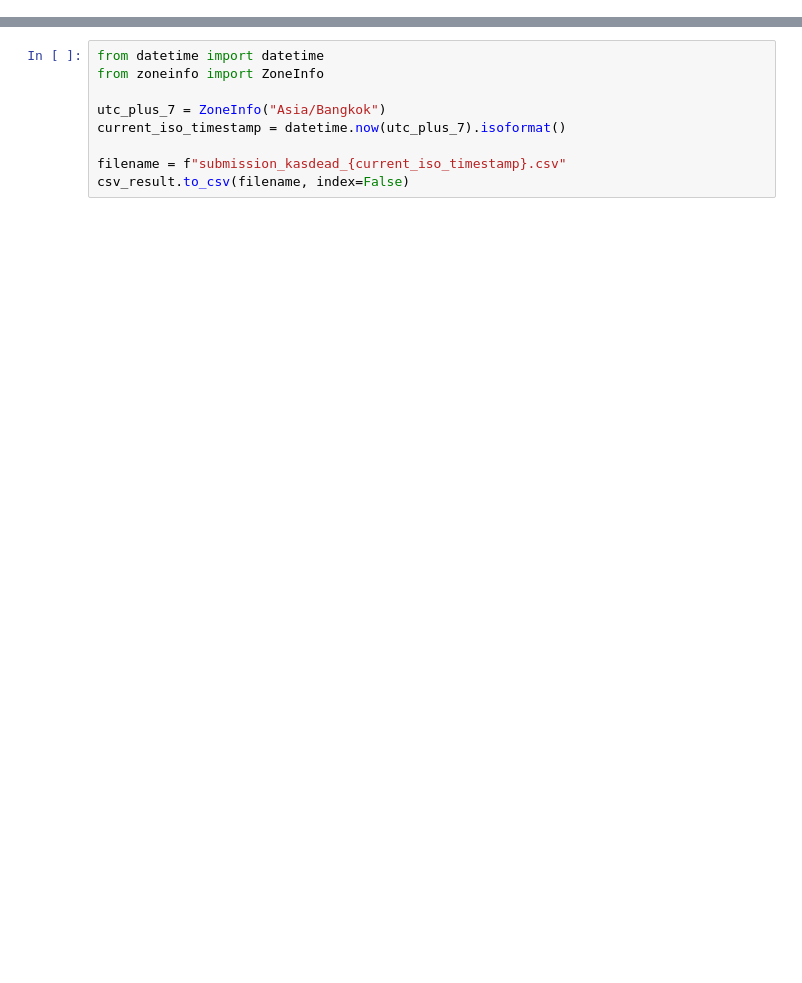
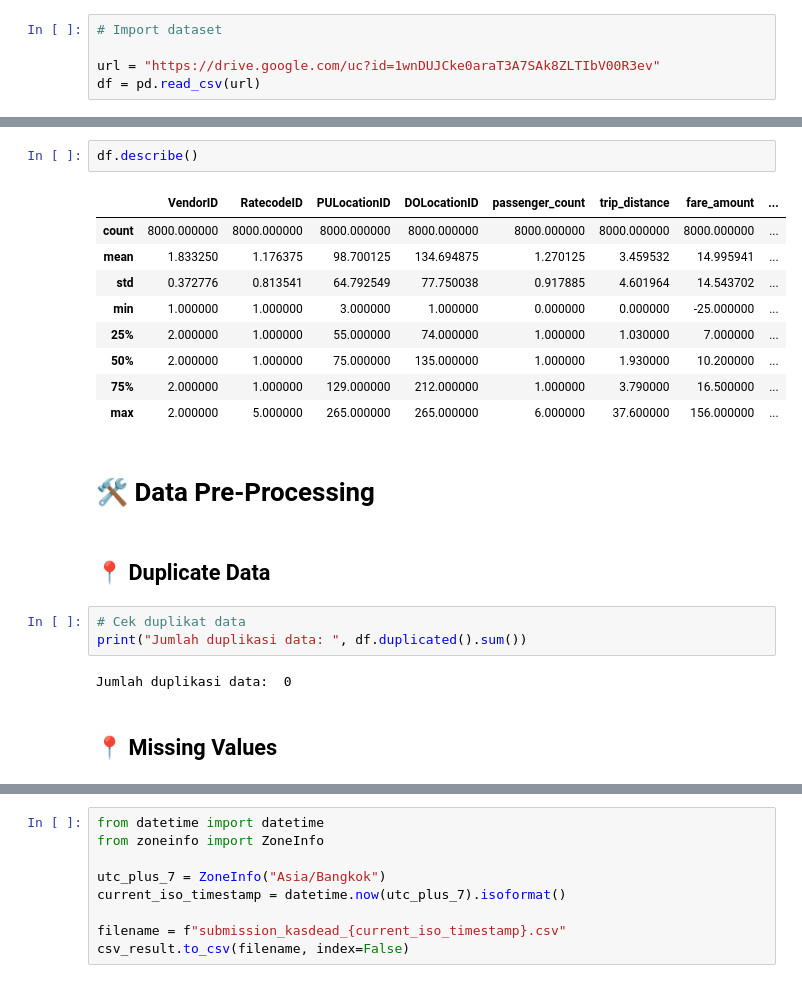
Before and after one commit to kasdead-4432/kasdead, a Jupyter notebook: icha-regress-catboost.ipynb, the cells around one changed output, grey strips where cells are left out. Cells and saved outputs as stored; diff of their text form; blank space fills up the shorter version.

```diff
--- a/icha-regress-catboost.ipynb
+++ b/icha-regress-catboost.ipynb
@@ -178,0 +22,5 @@ random_search = RandomizedSearchCV(estimator=model, param_distributions=param_gr
+# %%
+# Import dataset
+
+url = "https://drive.google.com/uc?id=1wnDUJCke0araT3A7SAk8ZLTIbV00R3ev"
+df = pd.read_csv(url)
@@ -178,0 +117,23 @@ random_search = RandomizedSearchCV(estimator=model, param_distributions=param_gr
+# %%
+df.describe()
+# %% [output]
+|  | VendorID | RatecodeID | PULocationID | DOLocationID | passenger_count | trip_distance | fare_amount | ... |
+| count | 8000.000000 | 8000.000000 | 8000.000000 | 8000.000000 | 8000.000000 | 8000.000000 | 8000.000000 | ... |
+| mean | 1.833250 | 1.176375 | 98.700125 | 134.694875 | 1.270125 | 3.459532 | 14.995941 | ... |
+| std | 0.372776 | 0.813541 | 64.792549 | 77.750038 | 0.917885 | 4.601964 | 14.543702 | ... |
+| min | 1.000000 | 1.000000 | 3.000000 | 1.000000 | 0.000000 | 0.000000 | -25.000000 | ... |
+| 25% | 2.000000 | 1.000000 | 55.000000 | 74.000000 | 1.000000 | 1.030000 | 7.000000 | ... |
+| 50% | 2.000000 | 1.000000 | 75.000000 | 135.000000 | 1.000000 | 1.930000 | 10.200000 | ... |
+| 75% | 2.000000 | 1.000000 | 129.000000 | 212.000000 | 1.000000 | 3.790000 | 16.500000 | ... |
+| max | 2.000000 | 5.000000 | 265.000000 | 265.000000 | 6.000000 | 37.600000 | 156.000000 | ... |
+# %% [markdown]
+# 🛠️ Data Pre-Processing
+# %% [markdown]
+## 📍 Duplicate Data
+# %%
+# Cek duplikat data
+print("Jumlah duplikasi data: ", df.duplicated().sum())
+# %% [output]
+Jumlah duplikasi data:  0
+# %% [markdown]
+## 📍 Missing Values
```
Also changed, not shown: parts of 112 cells of this notebook.
